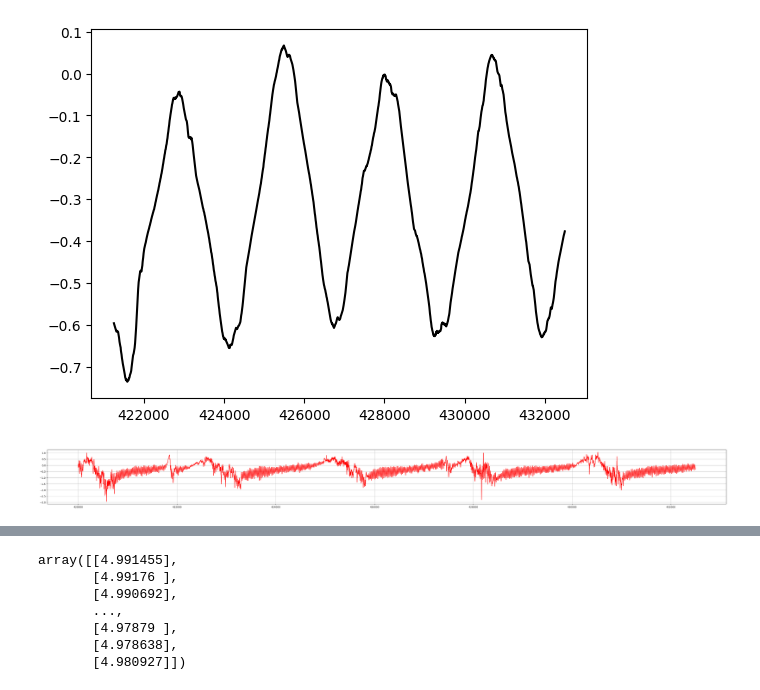
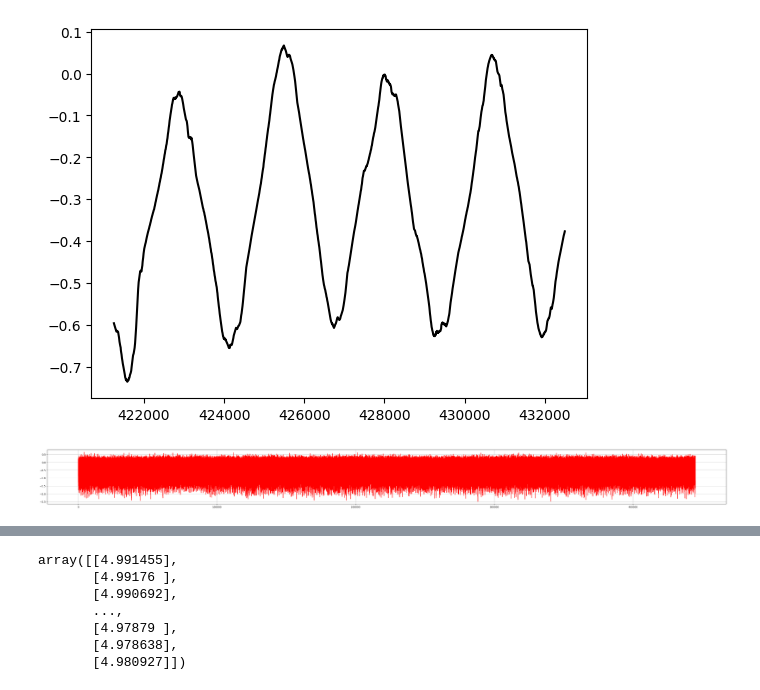
Before and after one commit to jamagola/SpikeStall, a Jupyter notebook: jetStall.ipynb, the cells around one changed output, grey strips where cells are left out. Saved outputs shown, nothing was run; the diff lists cells and outputs as text; code cells hidden in the pictures.

```diff
--- a/jetStall.ipynb
+++ b/jetStall.ipynb
@@ -78,7 +79,7 @@ temp.rolling(window=1250).mean().plot(style='k')
 [figure]
 # %%
 plt.figure(figsize=(50,4))
-plt.plot(raw.index.values, raw.iloc[:,9], color='red')
+plt.plot(raw.iloc[:400000,23], color='red')
 plt.grid()
 # %% [output]
-[figure, old version]
+[figure, new version]
```
Also changed, not shown: parts of 6 cells of this notebook, 3 other files.
